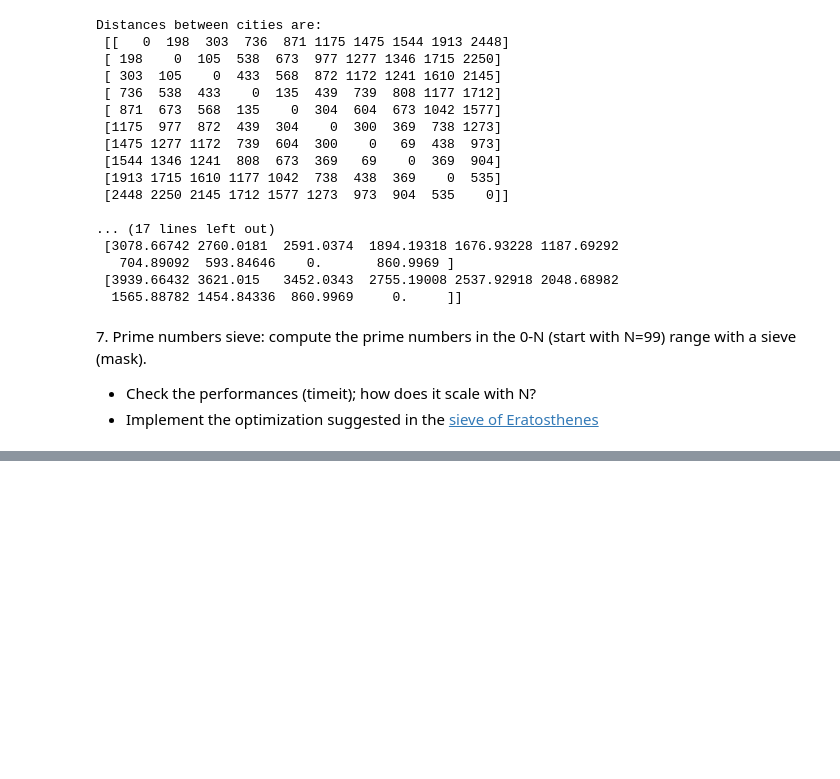
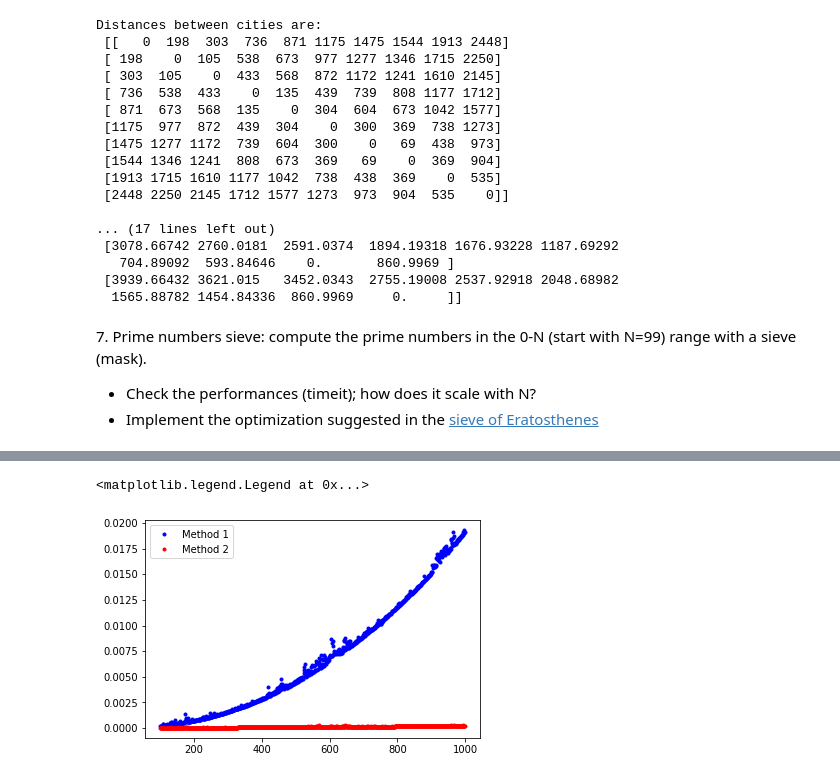
Before and after one commit to vittoriapv/HighLevelProgramming2021, a Jupyter notebook: 04ex_numpy.ipynb, the cells around one changed output, grey strips where cells are left out. Drawn from its saved outputs; the diff is of its cells as text; code cells hidden in the pictures; blank space fills up the shorter version.

```diff
--- a/04ex_numpy.ipynb
+++ b/04ex_numpy.ipynb
@@ -217,20 +219,24 @@ Distances between cities are:
 #exercise n.7
 #part 1
 
-numN=np.arange(2,100) #directly excluding 0,1
+N=100
+numN=np.arange(0,N)
 
-def is_it_prime(N): #N== N-1 i.e. 0-99-> N=99-1=98
+def prime_N(N):
     mask=np.array([True]*N)
-    for n in range(N):
-        for i in range(2,n+2):
-             if (n+2)%i==0:
+    mask[0], mask[1]=False,False
+    for n in range(2,N):
+        for i in range(2,n):
+             if n%i==0:
                 mask[n]=False
     return mask
 
-print('Prime numbers in range 0-99 are: \n', numN[is_it_prime(98)]) #printing masked array
+mask=prime_N(N)
+print('[Method 1] Prime numbers in range 0-99 are: \n', numN[mask])
 
 for i in range(100, 800, 200):
-    numN=np.arange(2,i)
+    numN=np.arange(0,i)
     print('Considering N='+str(i)+' entries:')
-    %timeit primeN=numN[is_it_prime(i-2)]
+    mask=prime_N(i)
+    %timeit numN[mask]
 # %% [output]
@@ -248,20 +254,44 @@ Considering N=700 entries:
 # %%
 #exercise n.7
 #part2
-numN=np.arange(2,100)
 
-def erat_prime(N):
+N=100
+numN=np.arange(0,N)
+
+def prime_erat(N):
     mask=np.array([True]*N)
+    mask[0], mask[1]=False,False
     n_max=0
-    for n in range(2,N+2):
-        if n**2>N+2:
-            n_max=n-1 #n_max=10
+    for i in range(N):
+        if i**2>=N:
+            n_max=(i-1)
             break
-    for i in range(2,n_max+1):
-        for j in range(2,N,i):
-            mask[j]=False
-        print(mask)
+    for n in range(2,n_max+1):
+        for i in range(n**2,N,n):
+            mask[i] = False
     return mask
 
-print('Prime numbers in range 0-99 are: \n', numN[erat_prime(98)])
+mask=prime_erat(N)
+print('[Method 2] Prime numbers in range 0-99 are: \n', numN[mask])
+
+import time
+
+x=[]
+y1=[]
+y2=[]
+
+for i in range(100, 1000):
+    start=time.time()
+    prime_N(i)
+    t=(time.time()-start)
+    y1.append(t)
+    start=time.time()
+    prime_erat(i)
+    t=(time.time()-start)
+    y2.append(t)
+    x.append(i)
+
+plt.plot(x, y1, '.', label='Method 1', color='blue')
+plt.plot(x, y2, '.', label='Method 2', color='red')
+plt.legend()
 # %% [output]
@@ -284,0 +301,2 @@ Prime numbers in range 0-99 are:
+<matplotlib.legend.Legend at 0x...>
+[figure, added]
```
Also changed, not shown: parts of 5 cells of this notebook, 1 other file.
